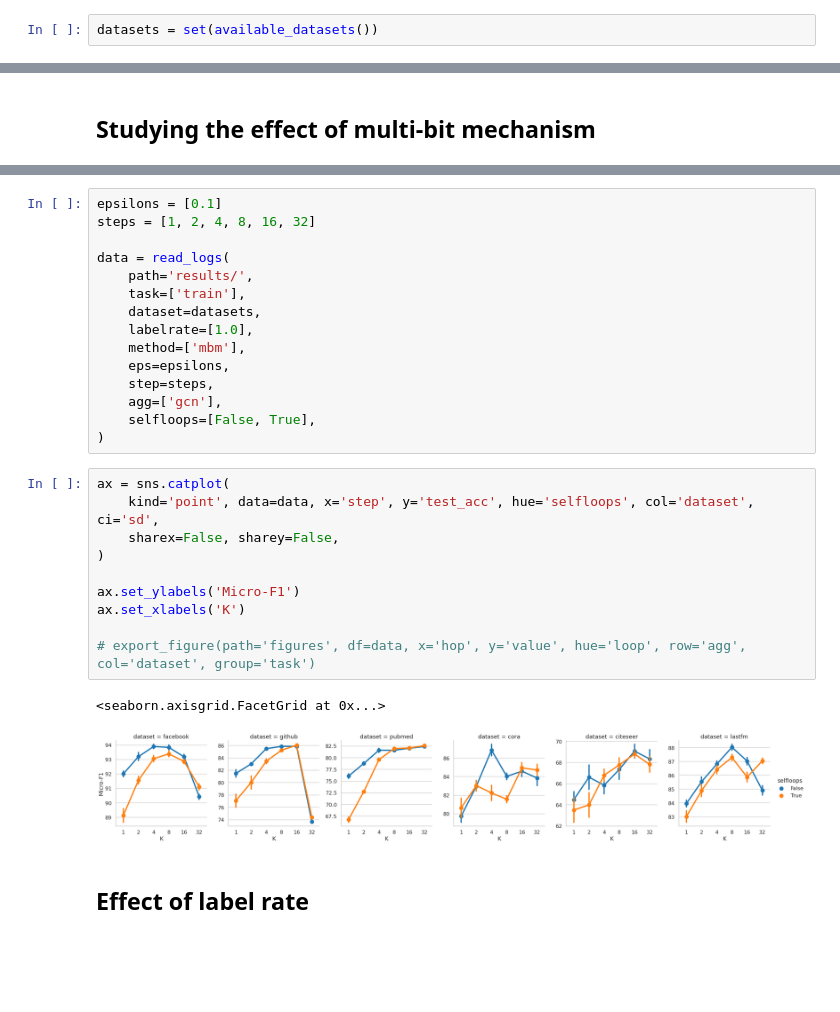
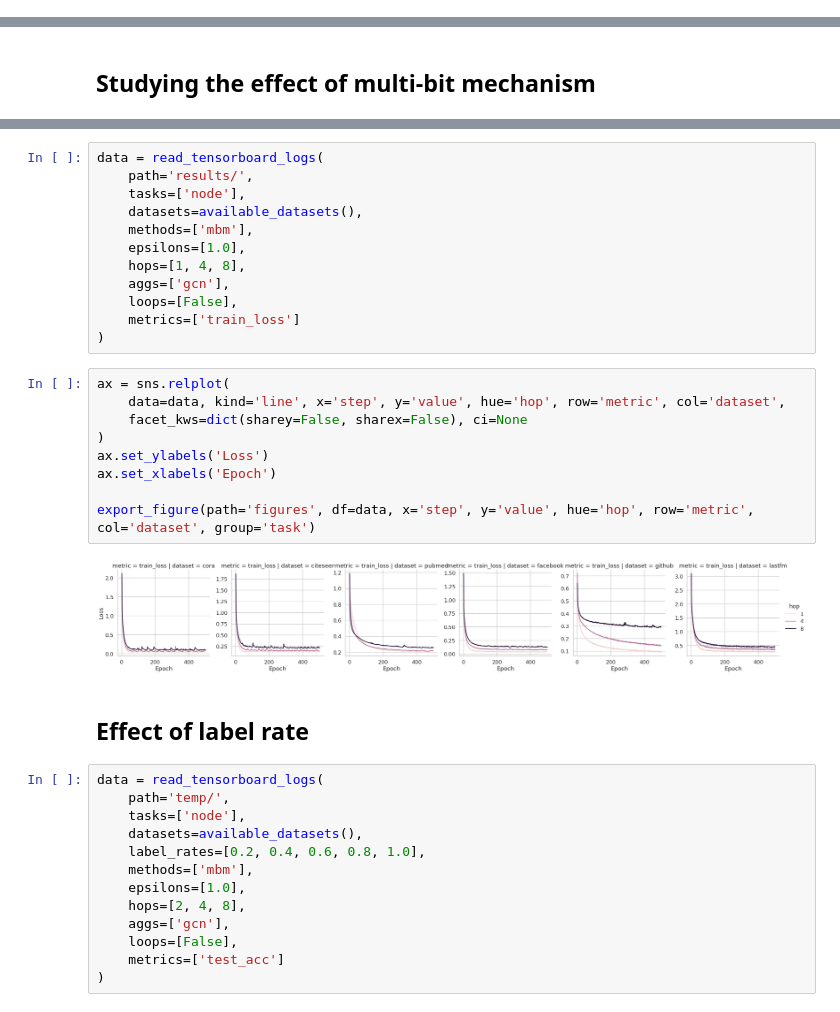
Before and after one commit to sisaman/LPGNN, a Jupyter notebook: results.ipynb, the cells around one changed output, grey strips where cells are left out. Cells and saved outputs as stored; diff of their text form; blank space fills up the shorter version.

```diff
--- a/results.ipynb
+++ b/results.ipynb
@@ -87,2 +16,0 @@ def latex_output(df_results, top_method, colored_method=None, color=None, size=N
-# %%
-datasets = set(available_datasets())
@@ -266,30 +374,38 @@ ax.set_xlabels('K')
-# %%
-epsilons = [0.1]
-steps = [1, 2, 4, 8, 16, 32]
-
-data = read_logs(
-    path='results/',
-    task=['train'],
-    dataset=datasets,
-    labelrate=[1.0],
-    method=['mbm'],
-    eps=epsilons,
-    step=steps,
-    agg=['gcn'],
-    selfloops=[False, True],
-)
+# %%
+data = read_tensorboard_logs(
+    path='results/',
+    tasks=['node'],
+    datasets=available_datasets(),
+    methods=['mbm'],
+    epsilons=[1.0],
+    hops=[1, 4, 8],
+    aggs=['gcn'],
+    loops=[False],
+    metrics=['train_loss']
+)
 # %%
-ax = sns.catplot(
-    kind='point', data=data, x='step', y='test_acc', hue='selfloops', col='dataset', ci='sd',
-    sharex=False, sharey=False,
+ax = sns.relplot(
+    data=data, kind='line', x='step', y='value', hue='hop', row='metric', col='dataset',
+    facet_kws=dict(sharey=False, sharex=False), ci=None
 )
+ax.set_ylabels('Loss')
+ax.set_xlabels('Epoch')
 
-ax.set_ylabels('Micro-F1')
-ax.set_xlabels('K')
-
-# export_figure(path='figures', df=data, x='hop', y='value', hue='loop', row='agg', col='dataset', group='task')
+export_figure(path='figures', df=data, x='step', y='value', hue='hop', row='metric', col='dataset', group='task')
 # %% [output]
-<seaborn.axisgrid.FacetGrid at 0x...>
-[figure, old version]
+[figure, new version]
 # %% [markdown]
 ## Effect of label rate
+# %%
+data = read_tensorboard_logs(
+    path='temp/',
+    tasks=['node'],
+    datasets=available_datasets(),
+    label_rates=[0.2, 0.4, 0.6, 0.8, 1.0],
+    methods=['mbm'],
+    epsilons=[1.0],
+    hops=[2, 4, 8],
+    aggs=['gcn'],
+    loops=[False],
+    metrics=['test_acc']
+)
```
Also changed, not shown: parts of 25 cells of this notebook, 1 other file.
